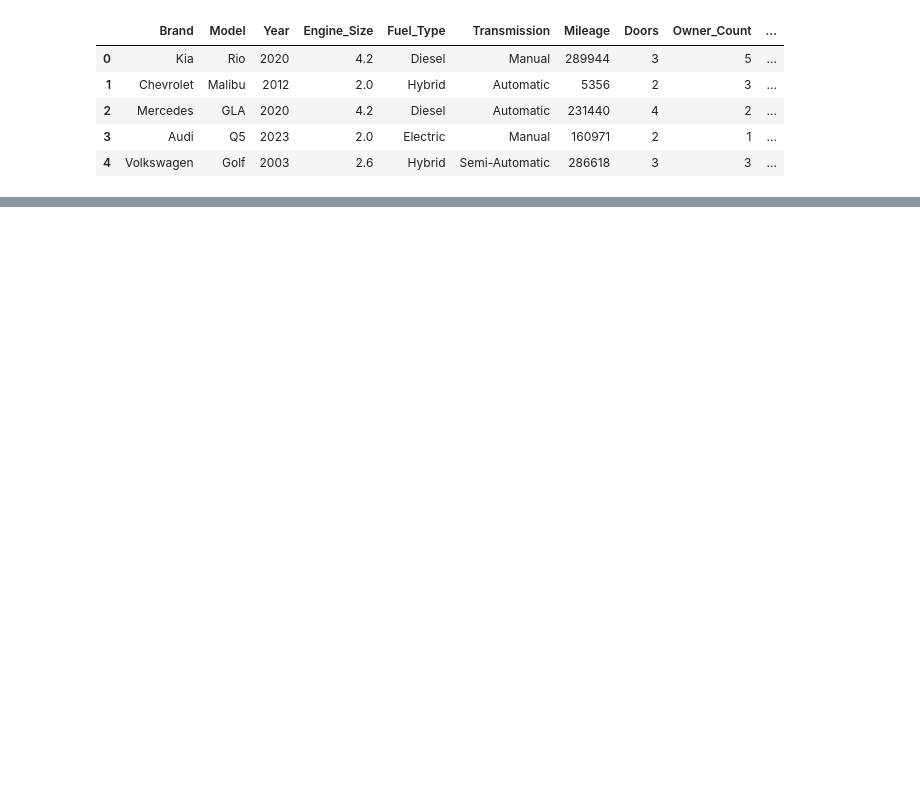
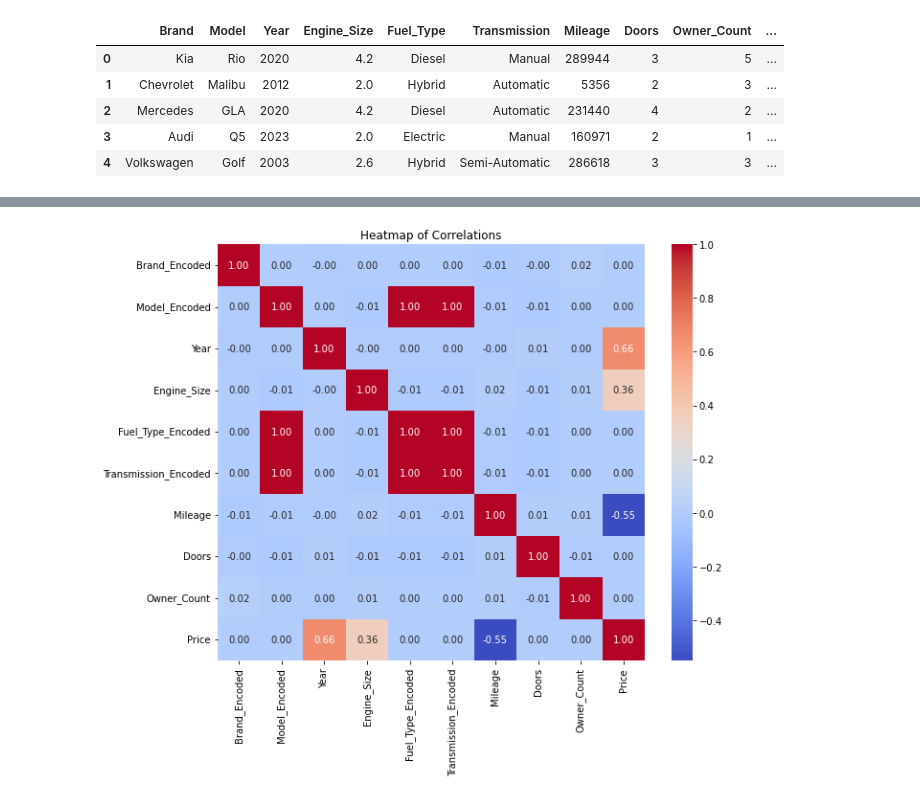
Before and after one commit to NickyNguyen1910/Thesis, a Jupyter notebook: main.ipynb, the cells around one changed output, grey strips where cells are left out. Drawn from its saved outputs; the diff is of its cells as text; code cells hidden in the pictures; blank space fills up the shorter version.

```diff
--- a/main.ipynb
+++ b/main.ipynb
@@ -49,20 +69,0 @@ df_sorted_unique.head(100)
-# %%
-data = pd.read_csv("D:\Study-3rd(1st)\Thesis\Thesis\data\sorted.csv")
-
-brand_mapping = {
-    "Audi": 0, "BMW": 1, "Chevrolet": 2, "Ford": 3, "Honda": 4,
-    "Hyundai": 5, "Kia": 6, "Mercedes": 7, "Toyota": 8, "Volkswagen": 9
-}
-
-model_mapping = {
-    "Q5": 0, "A3": 1, "A4": 2, "3 Series": 0, "5 Series": 1, "X5": 2,
-    "Malibu": 0, "Equinox": 1, "Impala": 2, "Explorer": 0, "Focus": 1, "Fiesta": 2,
-    "Accord": 0, "CR-V": 1, "Civic": 2, "Tucson": 0, "Elantra": 1, "Sonata": 2,
-    "Sportage": 0, "Rio": 1, "Optima": 2, "GLA": 0, "C-Class": 1, "E-Class": 2,
-    "RAV4": 0, "Corolla": 1, "Camry": 2, "Golf": 0, "Passat": 1, "Tiguan": 2
-}
-
-data["Brand_Encoded"] = data["Brand"].map(brand_mapping)
-data["Model_Encoded"] = data["Model"].map(model_mapping)
-
-data.head(10)
@@ -95,0 +70,4 @@ merged_data.head()
+# %%
+new_data_order = ["Brand_Encoded", "Model_Encoded", "Year", "Engine_Size", "Fuel_Type_Encoded", "Transmission_Encoded", "Mileage", "Doors", "Owner_Count", "Price"	]
+new_data = data[new_data_order]
+new_data.head()
@@ -95,0 +81,10 @@ merged_data.head()
+# %%
+correlation_matrix = new_data.corr()
+
+plt.figure(figsize=(10, 8))
+sns.heatmap(correlation_matrix, annot=True, cmap="coolwarm", fmt=".2f")
+
+plt.title("Heatmap of Correlations")
+plt.show()
+# %% [output]
+[figure, added]
```
Also changed, not shown: parts of 7 cells of this notebook.
